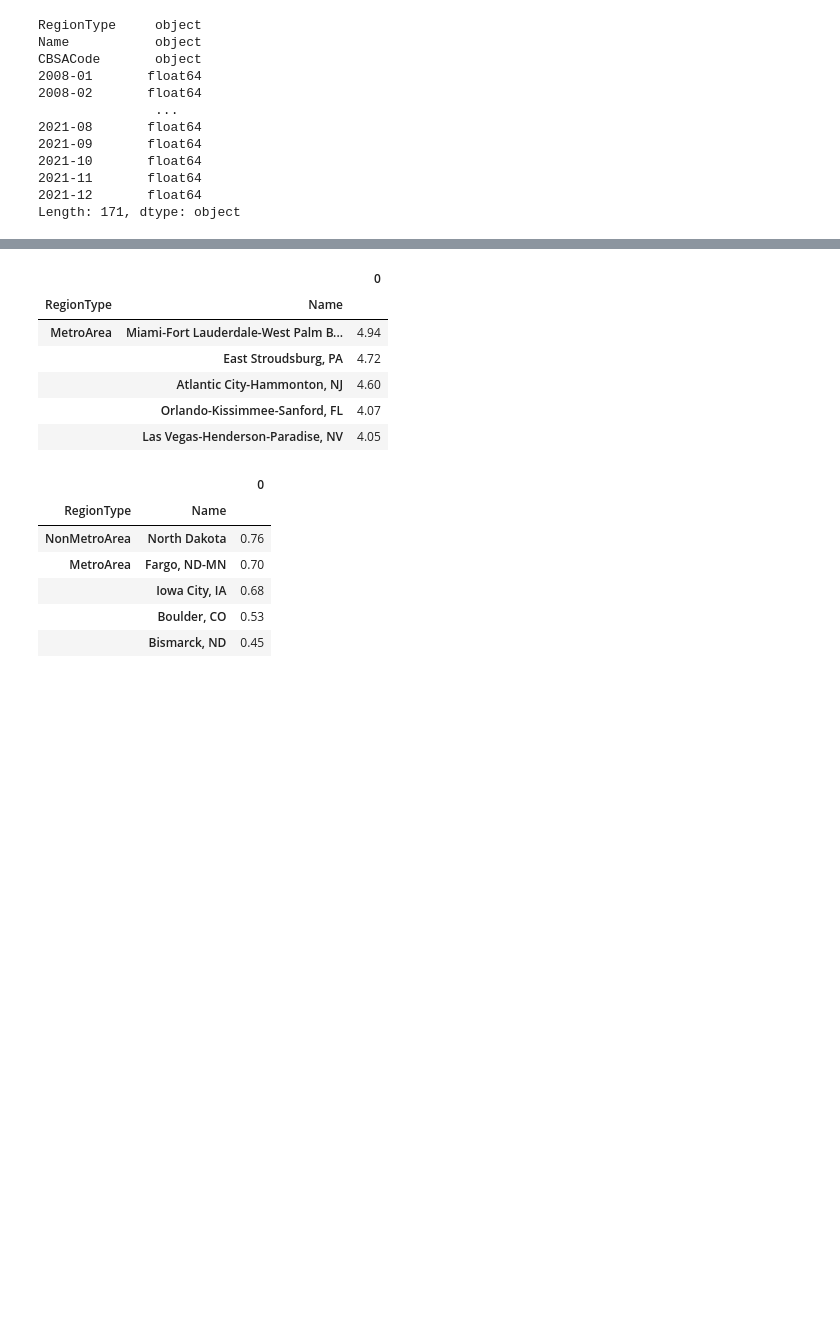
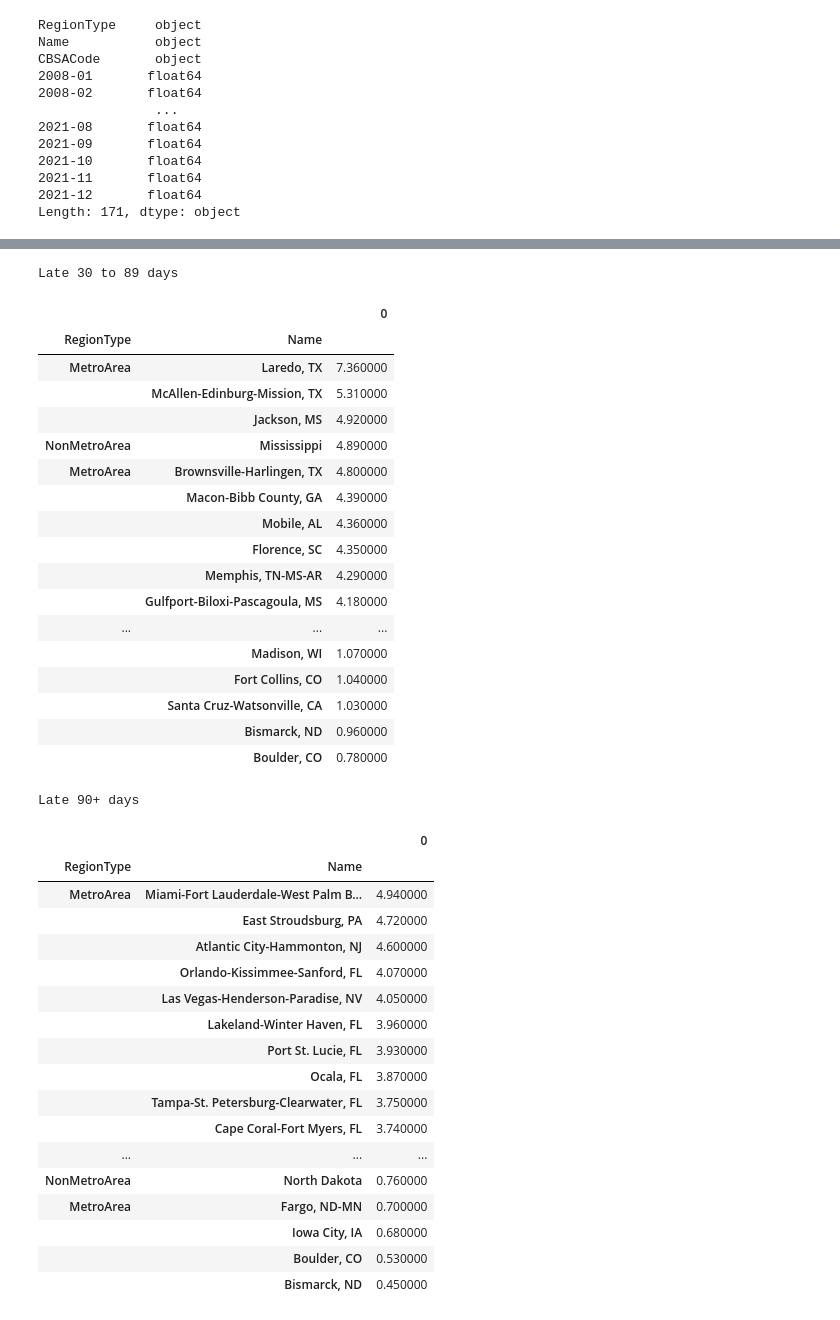
Before and after one commit to navinvarma/MortgageAnalysis, a Jupyter notebook: mortgage_stats.ipynb, the cells around one changed output, grey strips where cells are left out. Drawn from its saved outputs; the diff is of its cells as text; code cells hidden in the pictures; blank space fills up the shorter version.

Commit message:
Combined display of dataframes

```diff
--- a/mortgage_stats.ipynb
+++ b/mortgage_stats.ipynb
@@ -1,5 +1,19 @@
 # %%
 import pandas as pd
+from IPython.display import display, HTML
+
+def display_side_by_side(dfs:list, captions:list):
+    """Display tables side by side to save vertical space
+    Input:
+        dfs: list of pandas.DataFrame
+        captions: list of table captions
+    """
+    output = ""
+    combined = dict(zip(captions, dfs))
+    for caption, df in combined.items():
+        output += df.style.set_table_attributes("style='display:inline'").set_caption(caption)._repr_html_()
+        output += "\xa0\xa0\xa0"
+    display(HTML(output))
 # %% [markdown]
 # Create DataFrame from CSV
 # %%
@@ -177,20 +82,43 @@ late_90plus_days_area
-# %%
-late_90plus_days_area.head()
-# %% [output]
-|  |  | 0 |
-| RegionType | Name |  |
-| MetroArea | Miami-Fort Lauderdale-West Palm B... | 4.94 |
-|  | East Stroudsburg, PA | 4.72 |
-|  | Atlantic City-Hammonton, NJ | 4.60 |
-|  | Orlando-Kissimmee-Sanford, FL | 4.07 |
-|  | Las Vegas-Henderson-Paradise, NV | 4.05 |
-# %%
-late_90plus_days_area.tail()
-# %% [output]
-|  |  | 0 |
-| RegionType | Name |  |
-| NonMetroArea | North Dakota | 0.76 |
-| MetroArea | Fargo, ND-MN | 0.70 |
-|  | Iowa City, IA | 0.68 |
-|  | Boulder, CO | 0.53 |
-|  | Bismarck, ND | 0.45 |
+# %%
+late_30to90_days_area = pd.DataFrame(late_30to90_days.groupby(['RegionType','Name']).mean().round(2)[year_month_cols].mean(axis=1).round(2).sort_values(ascending=False))
+late_90plus_days_area = pd.DataFrame(late_90plus_days.groupby(['RegionType','Name']).mean().round(2)[year_month_cols].mean(axis=1).round(2).sort_values(ascending=False))
+display_side_by_side([late_30to90_days_area,late_90plus_days_area],['<h2>Late 30 to 89 days</h2>','<h2>Late 90+ days</h2>'])
+# %% [output]
+Late 30 to 89 days
+|  |  | 0 |
+| RegionType | Name |  |
+| MetroArea | Laredo, TX | 7.360000 |
+|  | McAllen-Edinburg-Mission, TX | 5.310000 |
+|  | Jackson, MS | 4.920000 |
+| NonMetroArea | Mississippi | 4.890000 |
+| MetroArea | Brownsville-Harlingen, TX | 4.800000 |
+|  | Macon-Bibb County, GA | 4.390000 |
+|  | Mobile, AL | 4.360000 |
+|  | Florence, SC | 4.350000 |
+|  | Memphis, TN-MS-AR | 4.290000 |
+|  | Gulfport-Biloxi-Pascagoula, MS | 4.180000 |
+| ... | ... | ... |
+|  | Madison, WI | 1.070000 |
+|  | Fort Collins, CO | 1.040000 |
+|  | Santa Cruz-Watsonville, CA | 1.030000 |
+|  | Bismarck, ND | 0.960000 |
+|  | Boulder, CO | 0.780000 |
+Late 90+ days
+|  |  | 0 |
+| RegionType | Name |  |
+| MetroArea | Miami-Fort Lauderdale-West Palm B... | 4.940000 |
+|  | East Stroudsburg, PA | 4.720000 |
+|  | Atlantic City-Hammonton, NJ | 4.600000 |
+|  | Orlando-Kissimmee-Sanford, FL | 4.070000 |
+|  | Las Vegas-Henderson-Paradise, NV | 4.050000 |
+|  | Lakeland-Winter Haven, FL | 3.960000 |
+|  | Port St. Lucie, FL | 3.930000 |
+|  | Ocala, FL | 3.870000 |
+|  | Tampa-St. Petersburg-Clearwater, FL | 3.750000 |
+|  | Cape Coral-Fort Myers, FL | 3.740000 |
+| ... | ... | ... |
+| NonMetroArea | North Dakota | 0.760000 |
+| MetroArea | Fargo, ND-MN | 0.700000 |
+|  | Iowa City, IA | 0.680000 |
+|  | Boulder, CO | 0.530000 |
+|  | Bismarck, ND | 0.450000 |
```
Also changed, not shown: parts of 20 cells of this notebook.
